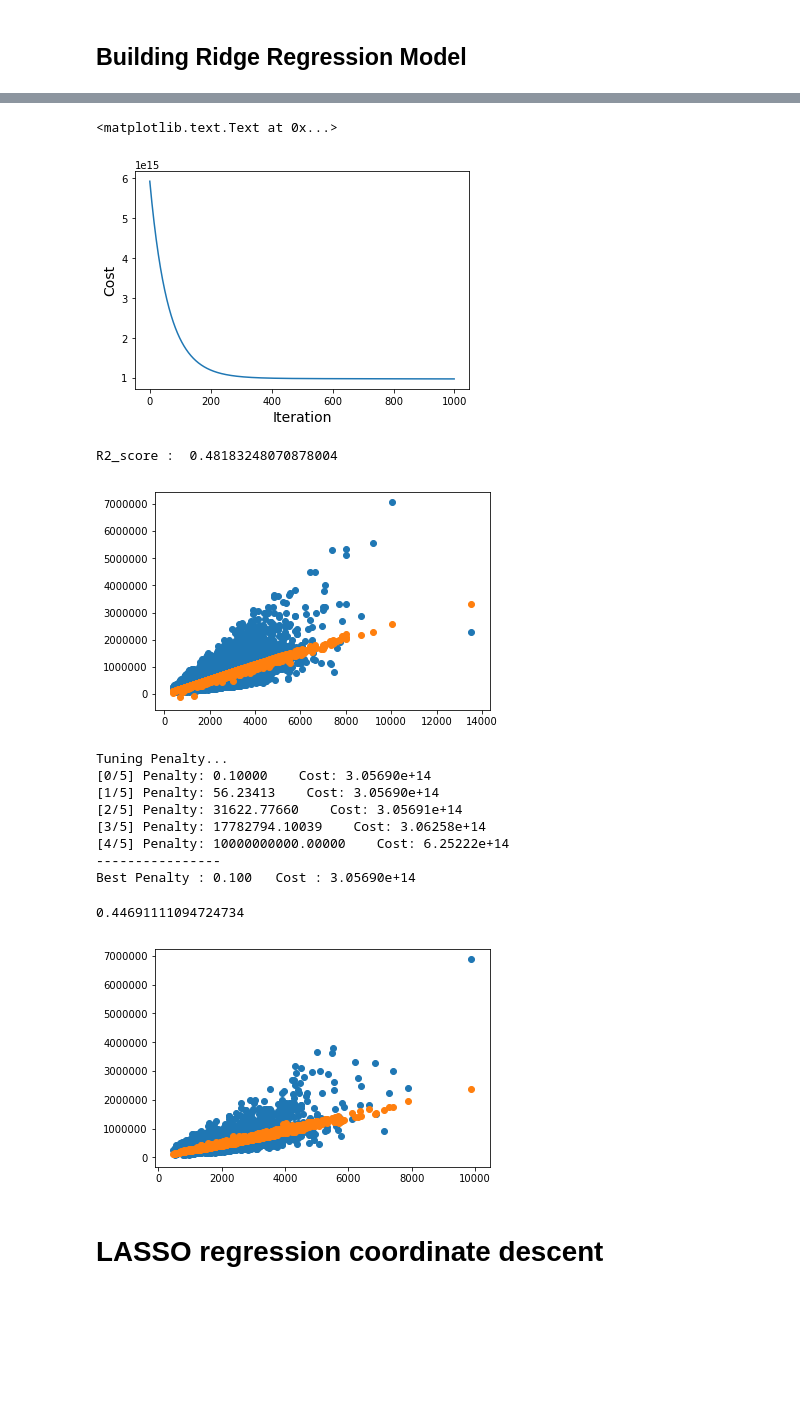
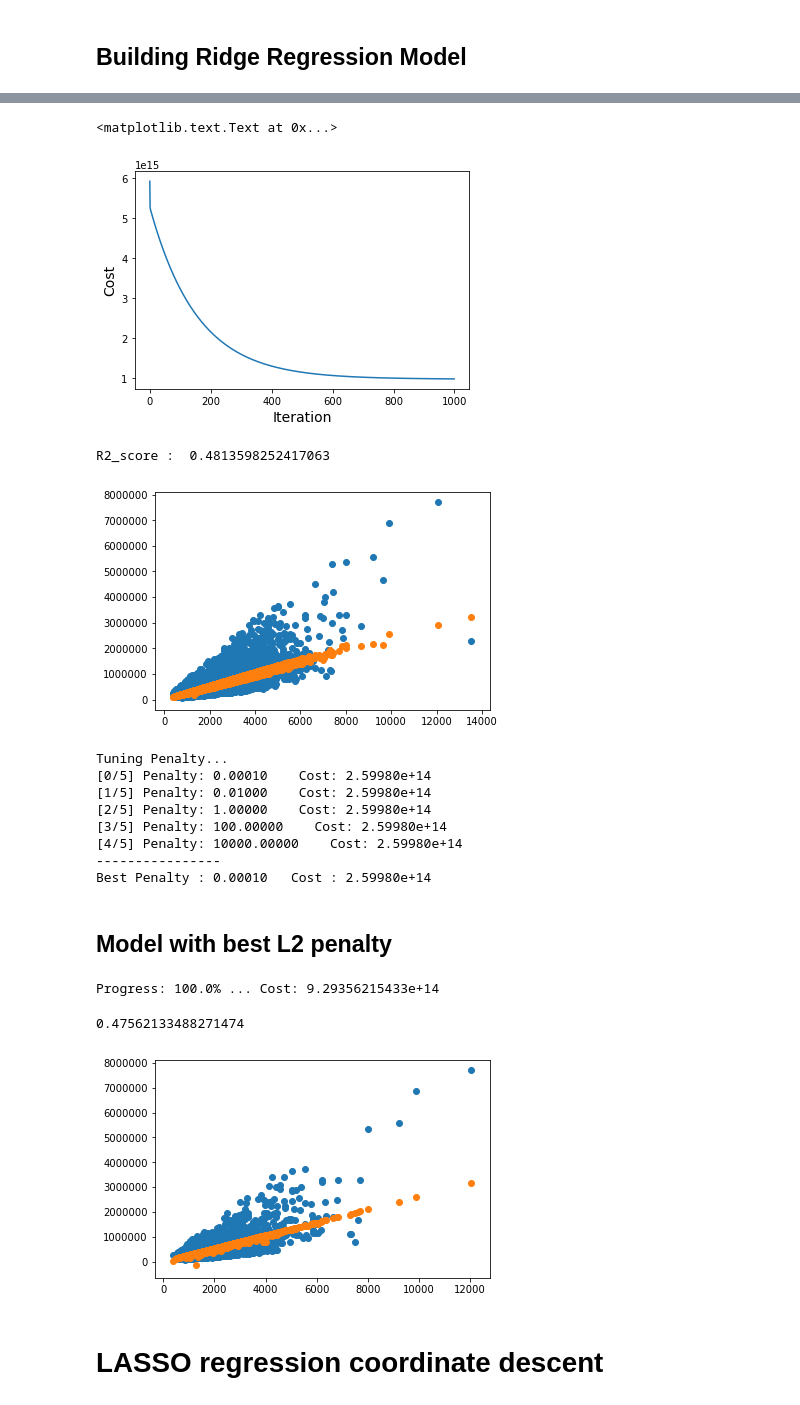
Before and after one commit to taigi0315/chois-ml-note, a Jupyter notebook: Ridge_Lasso_Regression/Ridge Regression(Gradient Descent).ipynb, the cells around one changed output, grey strips where cells are left out. Drawn from its saved outputs; the diff is of its cells as text; code cells hidden in the pictures; blank space fills up the shorter version.

```diff
--- a/Ridge_Lasso_Regression/Ridge Regression(Gradient Descent).ipynb
+++ b/Ridge_Lasso_Regression/Ridge Regression(Gradient Descent).ipynb
@@ -83,6 +84,8 @@ Test : (4323, 12)
 # Splitting data
 train_X = train.loc[:, train.columns != 'price']
 train_y = train['price']
+valid_X = valid.loc[:, valid.columns != 'price']
+valid_y = valid['price']
 test_X = test.loc[:, test.columns != 'price']
 test_y = test['price']
 print('X: ', train_X.shape, '\ny: ', train_y.shape)
@@ -124,25 +127,28 @@ class RidgeRegression(object):
             cost = self.calculate_cost(y, y_pred)
             self.cost_history.append(cost)
             # weight update
-            self.weights += (2*learning_rate*(np.dot(X.T, error) + 2*learning_rate*l2_penalty*self.weights))
+            self.weights += learning_rate*((np.dot(X.T, error) - l2_penalty*self.weights))
             # print progressing
             if verbose == True:
                 sys.stdout.write("\rProgress: {:2.1f}".format(100 * iter/float(iteration)) \
                                     + "% ... Cost: " + str(cost))
                 sys.stdout.flush()
 
-    def l2_penalty_tuning(self, X, y, l2_penalty):
+    def l2_penalty_tuning(self, train_X, train_y, valid_X, valid_y, l2_penalty):
         # uses self.iteration, self.learning.
         lowest_cost = None
         best_l2_penalty = None
         print("Tuning Penalty...")
         for index, penalty in enumerate(l2_penalty_values):
-            self.cost_history = []
-            self.fit(X, y, l2_penalty = penalty, learning_rate=self.learning_rate, iteration=self.iteration, verbose=False)
-            if (best_l2_penalty == None or self.cost_history[-1] < lowest_cost):
-                lowest_cost = self.cost_history[-1]
+            # train the model with training data
+            self.fit(train_X, train_y, l2_penalty = penalty, learning_rate=self.learning_rate, iteration=self.iteration, verbose=False)
+            # calculate the cost with valid data
+            y_pred = self.predict(valid_X)
+            cost = np.sum((valid_y - y_pred)**2)
+            if (best_l2_penalty == None or cost < lowest_cost):
+                lowest_cost = cost
                 best_l2_penalty = penalty
-            print("[%d/%d] Penalty: %.5f    Cost: %.5e" %(index, len(l2_penalty), penalty, self.cost_history[-1]))
+            print("[%d/%d] Penalty: %.5f    Cost: %.5e" %(index, len(l2_penalty), penalty, cost))
         print ("----------------")
         return [lowest_cost, best_l2_penalty]
 
@@ -152,6 +158,6 @@ class RidgeRegression(object):
         SSTO = np.sum((y - y.mean()) ** 2)
         return (1 - (SSE / float(SSTO)))
 # %%
-model = RidgeRegression()
-model.fit(train_X, train_y, learning_rate=3.5e-14, l2_penalty=1, iteration=1e3, verbose=True)
+ridge_model = RidgeRegression()
+ridge_model.fit(train_X, train_y, learning_rate=3e-14, l2_penalty=10, iteration=1e3, verbose=True)
 # %% [output]
@@ -165,38 +171,45 @@ print (model.weights)
 # %%
-plt.plot(model.cost_history, label="Training cost")
+plt.plot(ridge_model.cost_history, label="Training cost")
 plt.xlabel('Iteration', fontsize=14)
 plt.ylabel('Cost', fontsize=14)
 # %% [output]
 <matplotlib.text.Text at 0x...>
-[figure, old version]
+[figure, new version]
 # %%
 plt.scatter(train_X['sqft_living'], train_y)
-plt.scatter(train_X['sqft_living'], model.predict(train_X))
+plt.scatter(train_X['sqft_living'], ridge_model.predict(train_X))
 print ("R2_score : ", model.r2_score(train_X, train_y))
 # %% [output]
-R2_score :  0.48183248070878004
+R2_score :  0.4813598252417063
-[figure, old version]
+[figure, new version]
 # %%
-l2_penalty_values = np.logspace(-1, 10, num=5)
-[lowest_cost, best_penalty] = model.l2_penalty_tuning(test_X, test_y, l2_penalty = l2_penalty_values)
+l2_penalty_values = np.logspace(-4, 4, num=5)
+[lowest_cost, best_penalty] = ridge_model.l2_penalty_tuning(train_X, train_y, valid_X, valid_y, l2_penalty = l2_penalty_values)
 
-print("Best Penalty : %.3f   Cost : %.5e " %(best_penalty, lowest_cost))
+print("Best Penalty : %.5f   Cost : %.5e " %(best_penalty, lowest_cost))
 # %% [output]
 Tuning Penalty...
-[0/5] Penalty: 0.10000    Cost: 3.05690e+14
-[1/5] Penalty: 56.23413    Cost: 3.05690e+14
-[2/5] Penalty: 31622.77660    Cost: 3.05691e+14
-[3/5] Penalty: 17782794.10039    Cost: 3.06258e+14
-[4/5] Penalty: 10000000000.00000    Cost: 6.25222e+14
+[0/5] Penalty: 0.00010    Cost: 2.59980e+14
+[1/5] Penalty: 0.01000    Cost: 2.59980e+14
+[2/5] Penalty: 1.00000    Cost: 2.59980e+14
+[3/5] Penalty: 100.00000    Cost: 2.59980e+14
+[4/5] Penalty: 10000.00000    Cost: 2.59980e+14
 ----------------
-Best Penalty : 0.100   Cost : 3.05690e+14
+Best Penalty : 0.00010   Cost : 2.59980e+14
+# %% [markdown]
+## Model with best L2 penalty
+# %%
+best_model = RidgeRegression()
+best_model.fit(train_X, train_y, l2_penalty=best_penalty, learning_rate=3.5e-14, iteration=5e3, verbose=True)
+# %% [output]
+Progress: 100.0% ... Cost: 9.29356215433e+14
 # %%
 plt.scatter(test_X['sqft_living'], test_y)
-plt.scatter(test_X['sqft_living'], model.predict(test_X))
+plt.scatter(test_X['sqft_living'], best_model.predict(test_X))
 model.r2_score(test_X, test_y)
 # %% [output]
-0.44691111094724734
+0.47562133488271474
-[figure, old version]
+[figure, new version]
 # %% [markdown]
 # LASSO regression coordinate descent
 # %% [markdown]
```
Also changed, not shown: parts of 15 cells of this notebook, 1 other file.
